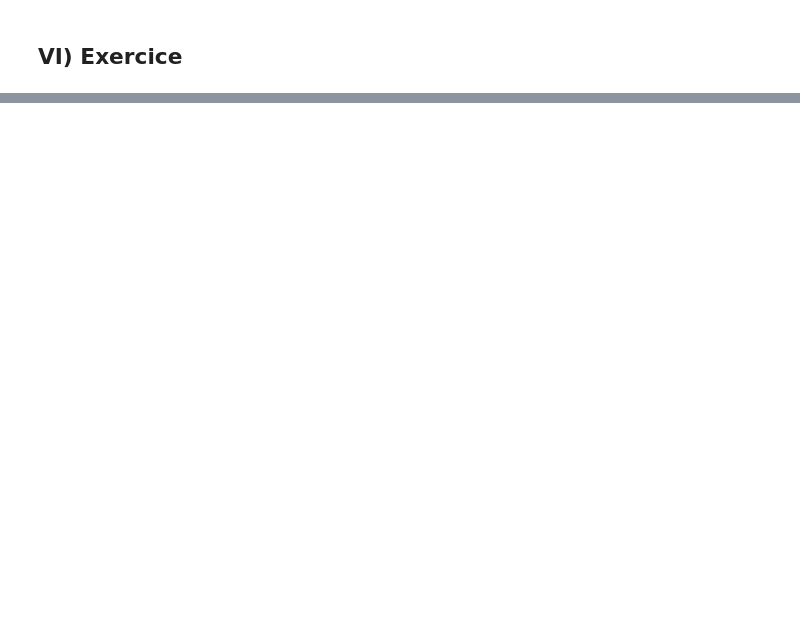
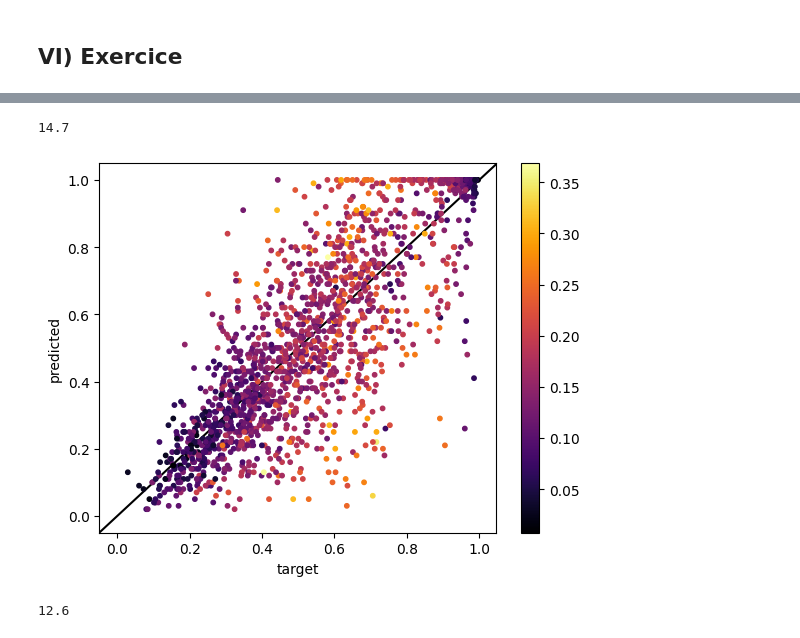
Before and after one commit to BFavier/bfavier.github.io, a Jupyter notebook: introduction_to_deep_learning/notebooks/introduction_to_deep_learning_1.ipynb, the cells around one changed output, grey strips where cells are left out. Cells and saved outputs as stored; diff of their text form; code cells hidden in the pictures; blank space fills up the shorter version.

```diff
--- a/introduction_to_deep_learning/notebooks/introduction_to_deep_learning_1.ipynb
+++ b/introduction_to_deep_learning/notebooks/introduction_to_deep_learning_1.ipynb
@@ -357,0 +554,33 @@ def
+# %%
+class GaussianRegressor(torch.nn.Module):
+    """
+    Un régresseur gaussien doit renvoyer un tuple de tenseurs (mu, sigma)
+    avec mu la moyenne prédite pour chaque observation,
+    et sigma l'écart type de l'erreur pour chaque observation.
+    """
+
+    def __init__(self, in_features: int, hidden_features: list[int], activation: Callable = F.relu, dropout: float = 0., with_batch_norm: bool = True):
+        super().__init__()
+        self.hidden_layers = torch.nn.ModuleList()
+        for out_features in hidden_features:
+            self.hidden_layers.append(Layer(in_features, out_features, activation, dropout, with_batch_norm=with_batch_norm))
+            in_features = out_features
+        self.output_projection = torch.nn.Linear(in_features, 2)
+
+    def forward(self, X: torch.Tensor) -> torch.Tensor:
+        """
+        Parameters
+        ----------
+        X : torch.Tensor
+            tensor of shape (N, 14)
+
+        Returns
+        -------
+        tuple of torch.Tensor :
+            returns a tuple of (mu, sigma) tensors of shape (N,)
+        """
+        for layer in self.hidden_layers:
+            X = layer(X)
+        X = self.output_projection(X)
+        mu, sigma = X[..., 0], X[..., 1]
+        return torch.sigmoid(mu), torch.exp(sigma)
@@ -357,0 +674,7 @@ def
+# %%
+inputs =  all_inputs
+train = (dataframe_to_x(df_train, inputs), dataframe_to_y(df_train))
+val = (dataframe_to_x(df_val, inputs), dataframe_to_y(df_val))
+gr = GaussianRegressor(len(inputs), [30, 30], activation=F.leaky_relu, dropout=0.)
+optimizer = torch.optim.Adam(gr.parameters(), lr=1.0E-3)
+train_loop(gr, optimizer, train, val, mean_negative_log_likelyhood, n_steps=1000, patience=100)
@@ -357,0 +699,8 @@ def
+# %%
+note(predict(gr, df_test, inputs), df_test)
+# %% [output]
+14.7
+# %%
+visualize(gr, df_test, inputs)
+# %% [output]
+[figure, added]
@@ -357,0 +709,4 @@ def
+# %%
+note(predict(gr, df_eval, inputs), df_eval)
+# %% [output]
+12.6
```
Also changed, not shown: parts of 52 cells of this notebook, 3 other files.
